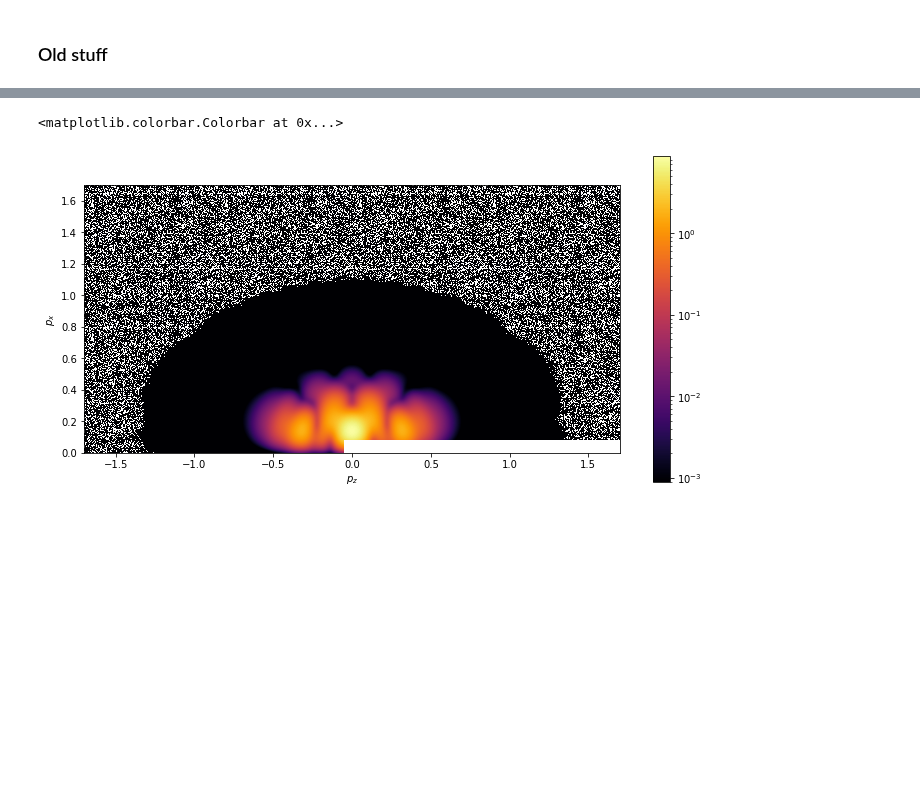
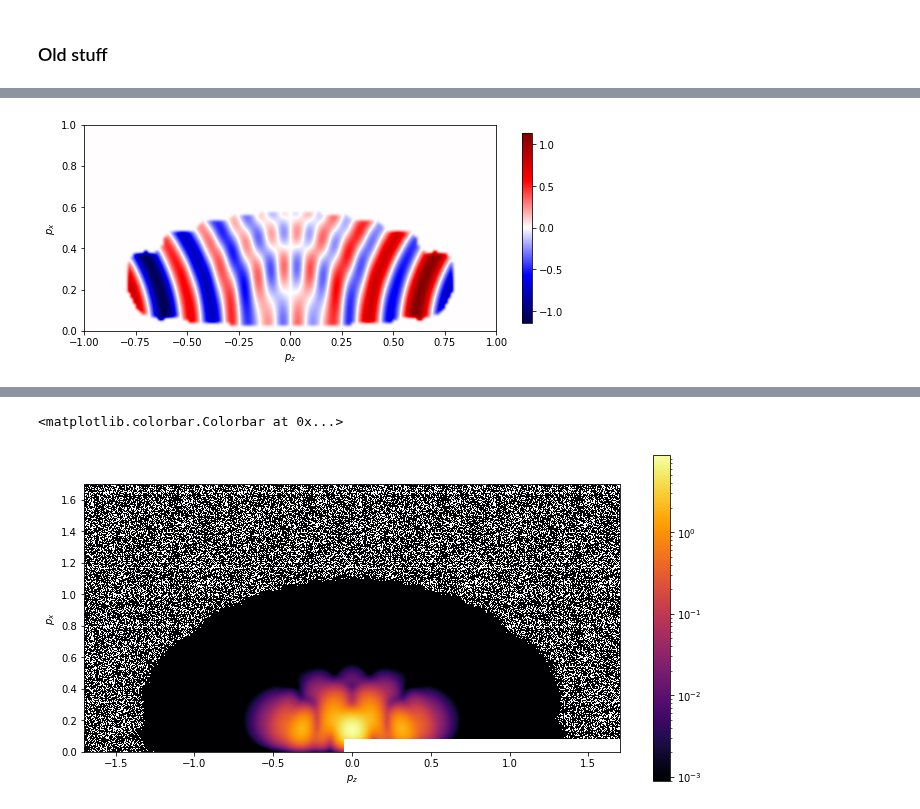
Before and after one commit to EmilHansen1/SFA_OAM_Linear, a Jupyter notebook: chiral_hydrogen.ipynb, the cells around one changed output, grey strips where cells are left out. Saved outputs shown, nothing was run; the diff lists cells and outputs as text; code cells hidden in the pictures; blank space fills up the shorter version.

```diff
--- a/chiral_hydrogen.ipynb
+++ b/chiral_hydrogen.ipynb
@@ -257,3 +383,46 @@ plt.tight_layout()
+# %%
+SP = SFA_Lin.SFALinearPulse(Ip, Up, omega, 2, CEP, target_="rho_test")
+
+N = 75
+pzList = np.linspace(-1., 1., 2*N)
+pxList = np.linspace(0, 1., N)
+pzGrid, pxGrid = np.meshgrid(pzList, pxList)
+py = 0.
+
+SP.OAM = 1
+OAM_p = np.array(pool.starmap(SP.Mxz_List, zip(pxGrid, repeat(py), pzGrid, repeat(np.array([0., 0., 0.])))))
+
+SP.OAM = -1
+OAM_m = np.array(pool.starmap(SP.Mxz_List, zip(pxGrid, repeat(py), pzGrid, repeat(np.array([0., 0., 0.])))))
+
+
+OAM2_m = np.abs(OAM_m)**2
+OAM2_p = np.abs(OAM_p)**2
+
+PEVD = 2 * ((OAM2_p - OAM2_m) / (OAM2_p + OAM2_m))
+PEVD = np.nan_to_num(PEVD,nan=0)
+
+filter_list = M2_grid > np.max(M2_grid*0.02)
+#filter_list2 = OAM2_p > np.max(OAM2_p*1e-4)
+#combined_filter = np.logical_or(filter_list1, filter_list2)
+PEVD[np.logical_not(filter_list)] = 0
+#PEVD[np.logical_not(filter_list1)] = 0
+#plt.imshow(np.flip(diff_grid.T), cmap='seismic', interpolation='bicubic')
+
+fig, ax = plt.subplots(facecolor='white', figsize=(8,4))
+
+im = ax.imshow(np.flip(PEVD,0), extent = (np.amin(pzList), np.amax(pzList), np.amin(pxList), np.amax(pxList)),
+           cmap='seismic', #norm=LogNorm(vmin=MMax*1e-4, vmax=MMax),
+           interpolation = 'bicubic')#, aspect = 1.)
+
+plt.ylabel("$p_x$")
+plt.xlabel("$p_z$")
+
+plt.colorbar(im, ax=ax, shrink=0.75)
+plt.tight_layout()
+#plt.savefig(save_path + 'norcamphor_PEVD_OAM1.png', dpi=300, bbox_inches='tight')
+# %% [output]
+[figure, added]
 # %%
 SP = SFA_Lin.SFALinearPulse(Ip, Up, omega, 2, CEP, target_="asymp_martiny")
 
```
Also changed, not shown: parts of 13 cells of this notebook.
